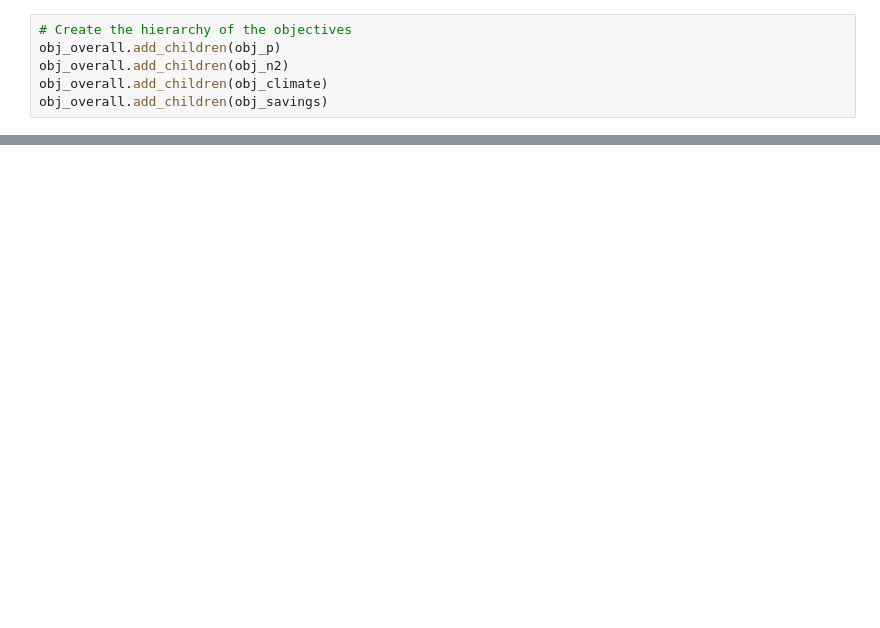
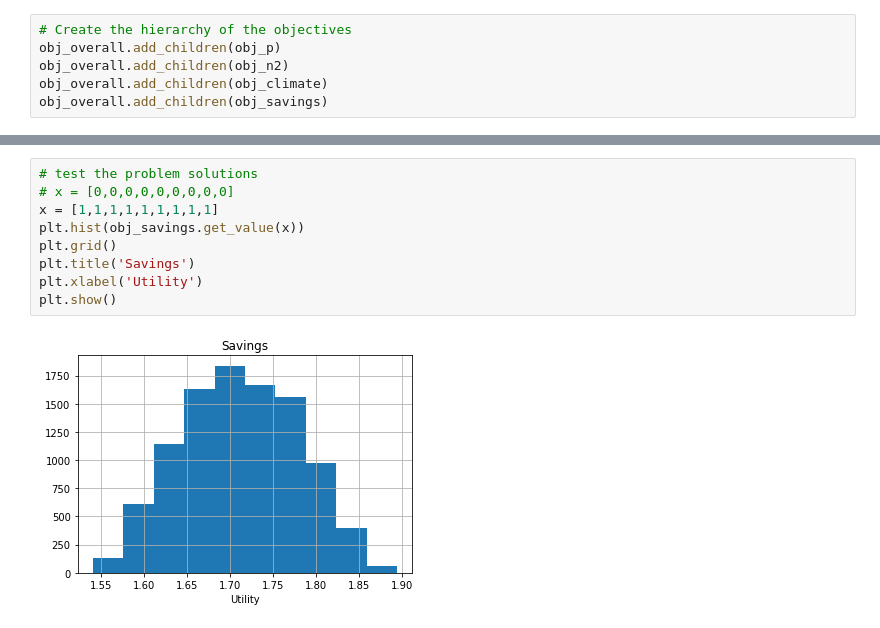
Before and after one commit to j-chacon/decisi-o-rama, a Jupyter notebook: examples/Example_2.ipynb, the cells around one changed output, grey strips where cells are left out. Cells and saved outputs as stored; diff of their text form; blank space fills up the shorter version.

```diff
--- a/examples/Example_2.ipynb
+++ b/examples/Example_2.ipynb
@@ -163,3 +163,14 @@ plt.show()
+# %%
+# test the problem solutions
+# x = [0,0,0,0,0,0,0,0,0]
+x = [1,1,1,1,1,1,1,1,1]
+plt.hist(obj_savings.get_value(x))
+plt.grid()
+plt.title('Savings')
+plt.xlabel('Utility')
+plt.show()
+# %% [output]
+[figure, added]
 # %%
 # Define the problem limits
 costs = [1.0, 1.0, 2.0, 10.0, 8.0, 11.0, 43.0, 23.0, 20.0]
```
Also changed, not shown: parts of 5 cells of this notebook.
